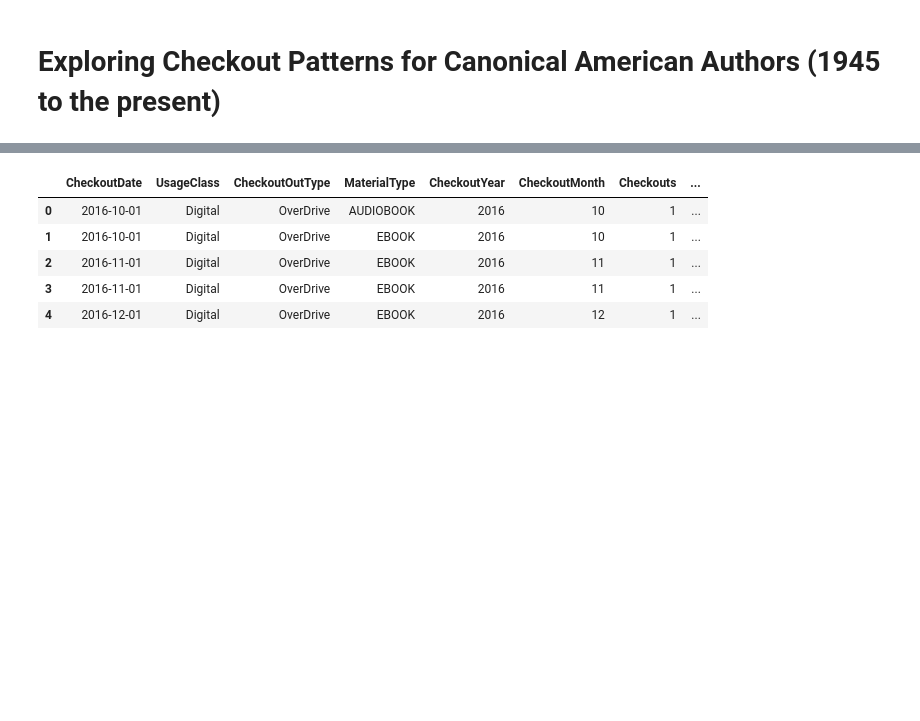
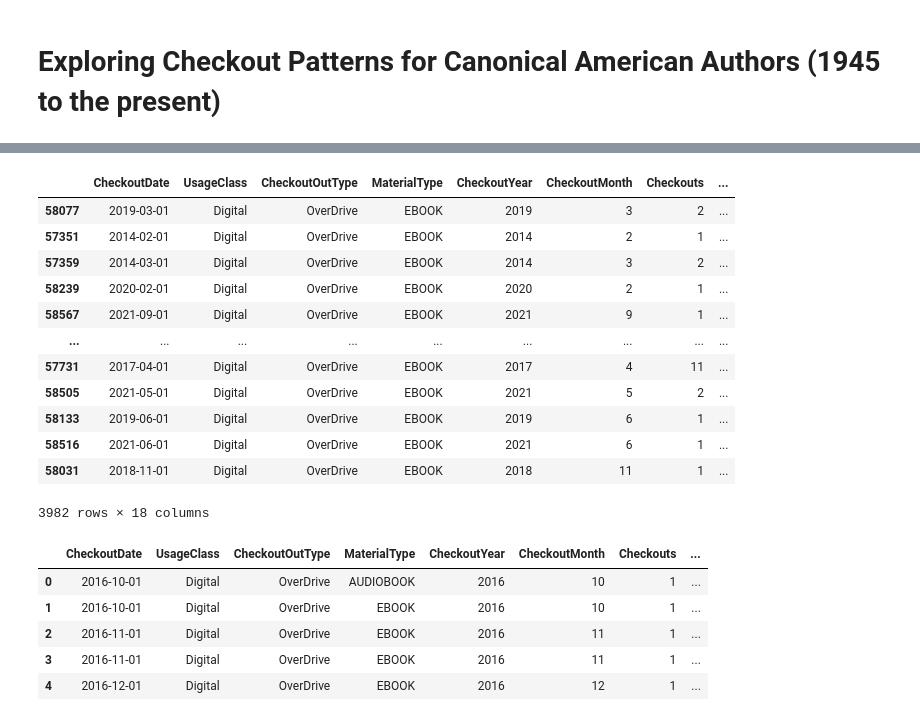
Before and after one commit to melaniewalsh/whats-seattle-reading, a Jupyter notebook: notebooks/spl-norton.ipynb, the cells around one changed output, grey strips where cells are left out. Drawn from its saved outputs; the diff is of its cells as text; code cells hidden in the pictures; blank space fills up the shorter version.

```diff
--- a/notebooks/spl-norton.ipynb
+++ b/notebooks/spl-norton.ipynb
@@ -17,3 +24,10 @@ spl_df.head()
 spl_df["CheckoutDate"] = pd.to_datetime(
     dict(year=spl_df["CheckoutYear"], month=spl_df["CheckoutMonth"], day=1)
 )
+# %%
+spl_df['Normalized.Creator'] = spl_df['Normalized.Creator'].str.replace("Delillo", "DeLillo")
+# %%
+spl_df['ISBN'] = (
+    spl_df.groupby(['Creator', 'Title', 'MaterialType'])['ISBN']
+      .transform(lambda s: s.ffill().bfill())
+)
@@ -20,3 +48,19 @@ spl_df["CheckoutDate"] = pd.to_datetime(
+# %%
+spl_df[spl_df['Normalized.Creator'].str.contains("DeLillo")].sort_values(by="Title")
+# %% [output]
+|  | CheckoutDate | UsageClass | CheckoutOutType | MaterialType | CheckoutYear | CheckoutMonth | Checkouts | ... |
+| 58077 | 2019-03-01 | Digital | OverDrive | EBOOK | 2019 | 3 | 2 | ... |
+| 57351 | 2014-02-01 | Digital | OverDrive | EBOOK | 2014 | 2 | 1 | ... |
+| 57359 | 2014-03-01 | Digital | OverDrive | EBOOK | 2014 | 3 | 2 | ... |
+| 58239 | 2020-02-01 | Digital | OverDrive | EBOOK | 2020 | 2 | 1 | ... |
+| 58567 | 2021-09-01 | Digital | OverDrive | EBOOK | 2021 | 9 | 1 | ... |
+| ... | ... | ... | ... | ... | ... | ... | ... | ... |
+| 57731 | 2017-04-01 | Digital | OverDrive | EBOOK | 2017 | 4 | 11 | ... |
+| 58505 | 2021-05-01 | Digital | OverDrive | EBOOK | 2021 | 5 | 2 | ... |
+| 58133 | 2019-06-01 | Digital | OverDrive | EBOOK | 2019 | 6 | 1 | ... |
+| 58516 | 2021-06-01 | Digital | OverDrive | EBOOK | 2021 | 6 | 1 | ... |
+| 58031 | 2018-11-01 | Digital | OverDrive | EBOOK | 2018 | 11 | 1 | ... |
+3982 rows × 18 columns
 # %%
 spl_df.head()
 # %% [output]
```
Also changed, not shown: parts of 4 cells of this notebook, 12 other files.
